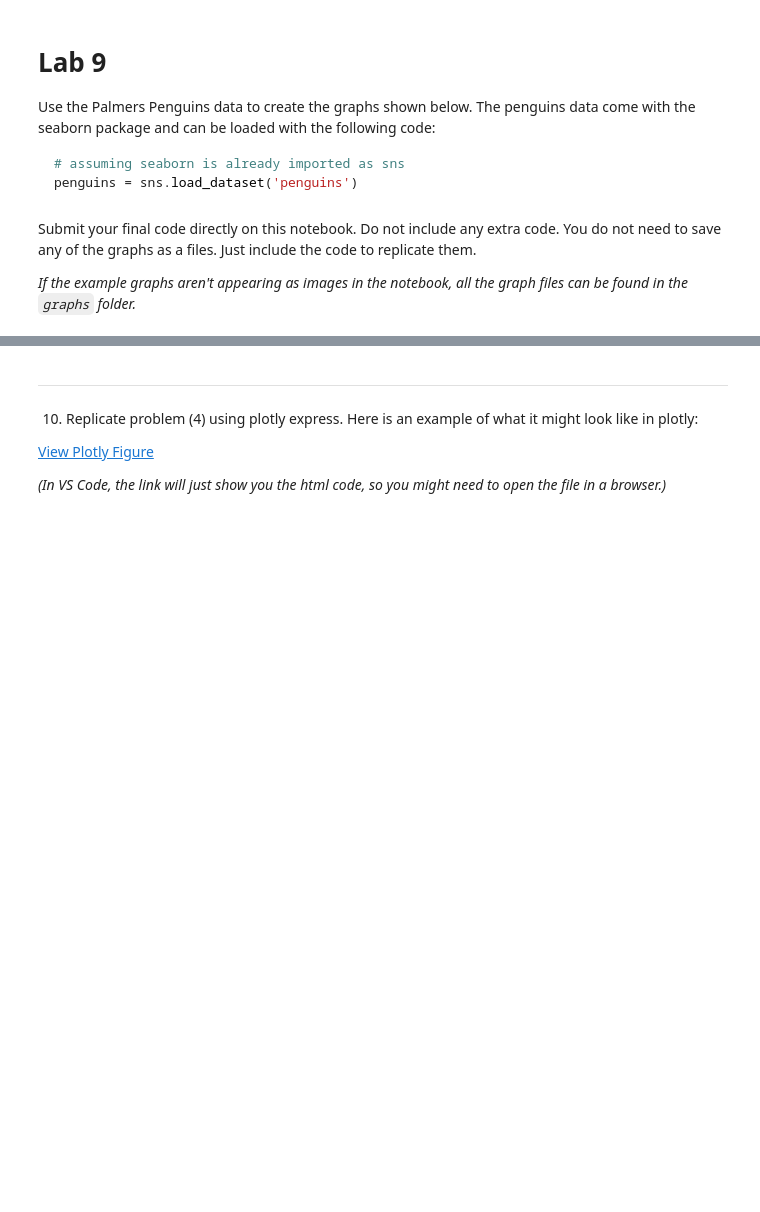
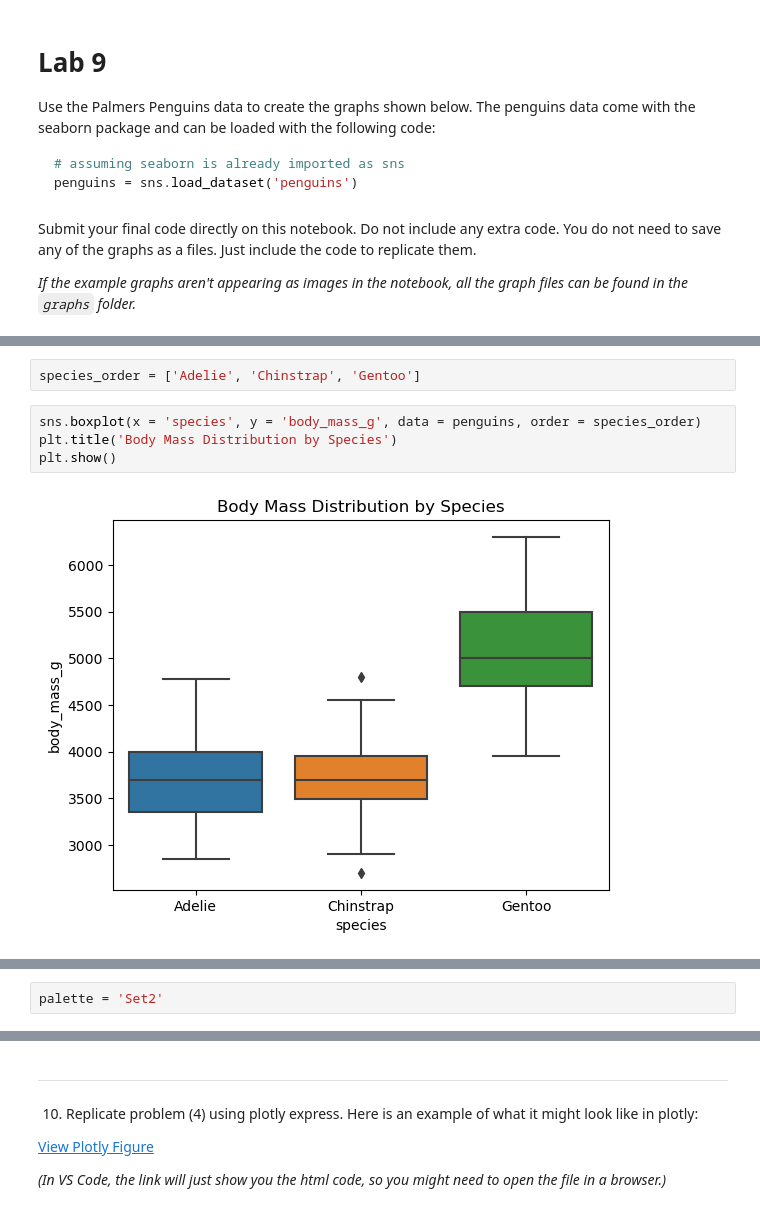
Before and after one commit to MaryNydegger/386-lab09, a Jupyter notebook: lab-09-questions.ipynb, the cells around one changed output, grey strips where cells are left out. Cells and saved outputs as stored; diff of their text form; blank space fills up the shorter version.

```diff
--- a/lab-09-questions.ipynb
+++ b/lab-09-questions.ipynb
@@ -32,6 +60,14 @@ Submit your final code directly on this notebook.  Do not include any extra code
 *Hint: Default colors used.*
 
 ![boxplot](graphs/body_mass_boxplot.png)
+# %%
+species_order = ['Adelie', 'Chinstrap', 'Gentoo']
+# %%
+sns.boxplot(x = 'species', y = 'body_mass_g', data = penguins, order = species_order)
+plt.title('Body Mass Distribution by Species')
+plt.show()
+# %% [output]
+[figure, added]
 # %% [markdown]
 ---
 4. Use seaborn to replicate the "`bill_length_vs_bill_depth`" graph.
@@ -39,3 +75,5 @@ Submit your final code directly on this notebook.  Do not include any extra code
 *Hint: the colors are from the "Set2" palette.*
 
 ![scatter](graphs/bill_length_vs_bill_depth.png)
+# %%
+palette = 'Set2'
```
Also changed, not shown: parts of 17 cells of this notebook.
